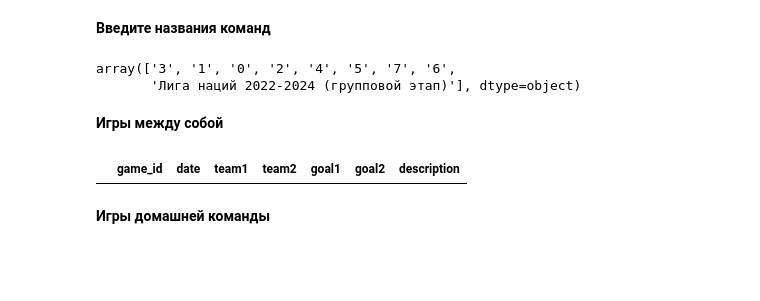
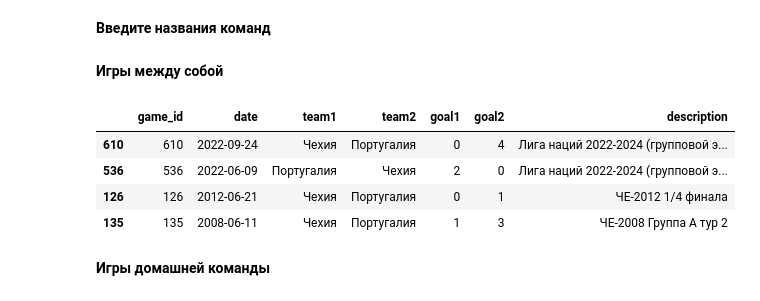
Before and after one commit to elp87/Euro-2024, a Jupyter notebook: euro.ipynb, the cells around one changed output. Saved outputs shown, nothing was run; the diff lists cells and outputs as text; code cells hidden in the pictures; blank space fills up the shorter version.

```diff
--- a/euro.ipynb
+++ b/euro.ipynb
@@ -81,6 +85,7 @@ lineups_df['total'] = lineups_df['out'] - lineups_df['in']
 players = players.merge(countries, on='country_id')
 players['birthdate'] = pd.to_datetime(players['birthdate'], format='%d-%m-%Y')
 players['age'] = ((dt.datetime.now() - players['birthdate']).dt.days / 365).apply(np.floor)
+old_games['date'] =  pd.to_datetime(old_games['date'], format='%d-%m-%Y')
 # %% [markdown]
 ## Предварительная статистика
 # %%
@@ -369,20 +398,19 @@ lineups_df.pivot_table(index='name', values='total', aggfunc='sum').sort_values(
 # %% [markdown]
 **Введите названия команд**
 # %%
-team1='Грузия'
-team2='Турция'
+team1='Португалия'
+team2='Чехия'
-# %%
-old_games['goal2'].unique()
-# %% [output]
-array(['3', '1', '0', '2', '4', '5', '7', '6',
-       'Лига наций 2022-2024 (групповой этап)'], dtype=object)
 # %% [markdown]
 **Игры между собой**
 # %%
 old_games.loc[((old_games['team1'] == team1) & (old_games['team2'] == team2))
-              | ((old_games['team1'] == team2) & (old_games['team2'] == team1))]
+              | ((old_games['team1'] == team2) & (old_games['team2'] == team1))].sort_values(by='date',ascending=False)
 # %% [output]
 |  | game_id | date | team1 | team2 | goal1 | goal2 | description |
+| 610 | 610 | 2022-09-24 | Чехия | Португалия | 0 | 4 | Лига наций 2022-2024 (групповой э... |
+| 536 | 536 | 2022-06-09 | Португалия | Чехия | 2 | 0 | Лига наций 2022-2024 (групповой э... |
+| 126 | 126 | 2012-06-21 | Чехия | Португалия | 0 | 1 | ЧЕ-2012 1/4 финала |
+| 135 | 135 | 2008-06-11 | Чехия | Португалия | 1 | 3 | ЧЕ-2008 Группа A тур 2 |
 # %% [markdown]
 **Игры домашней команды**
 # %%
```
Also changed, not shown: parts of 16 cells of this notebook, 4 other files.
